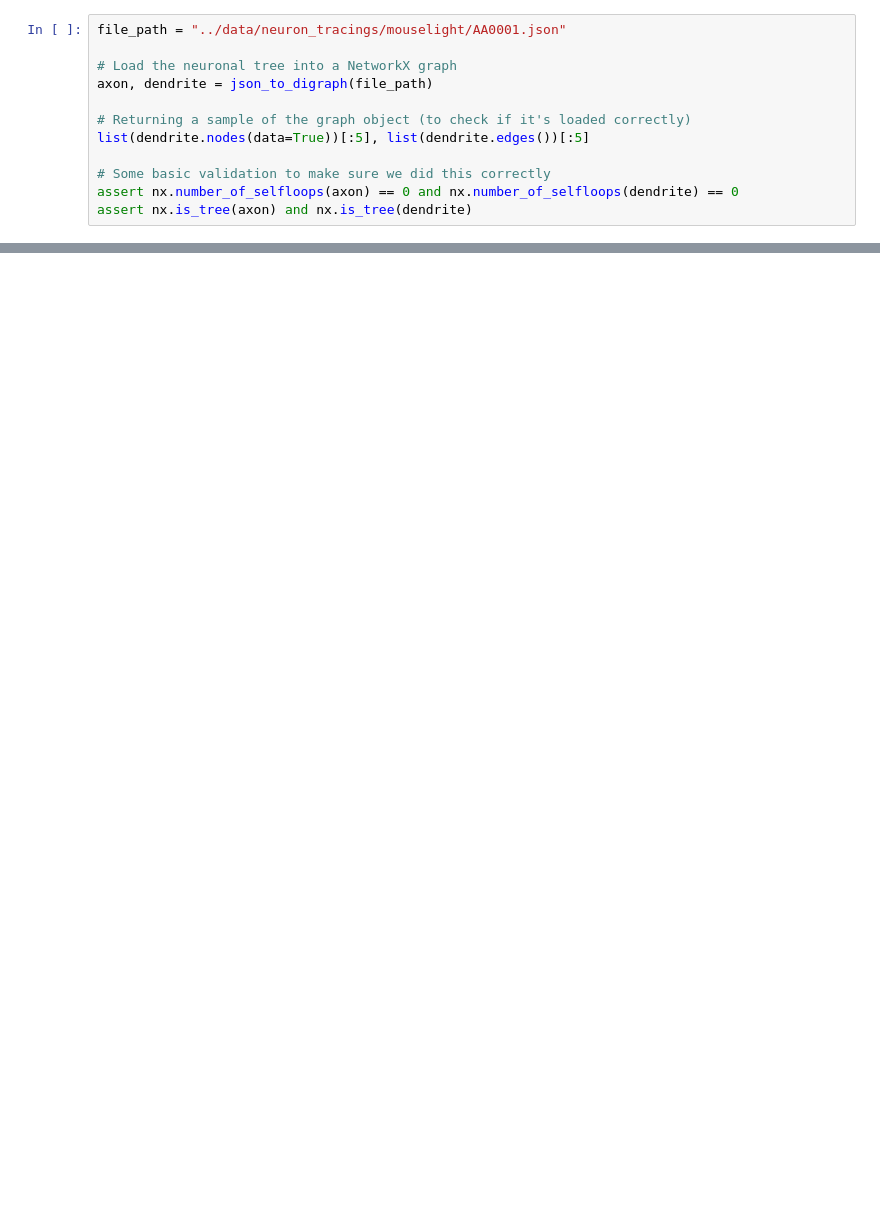
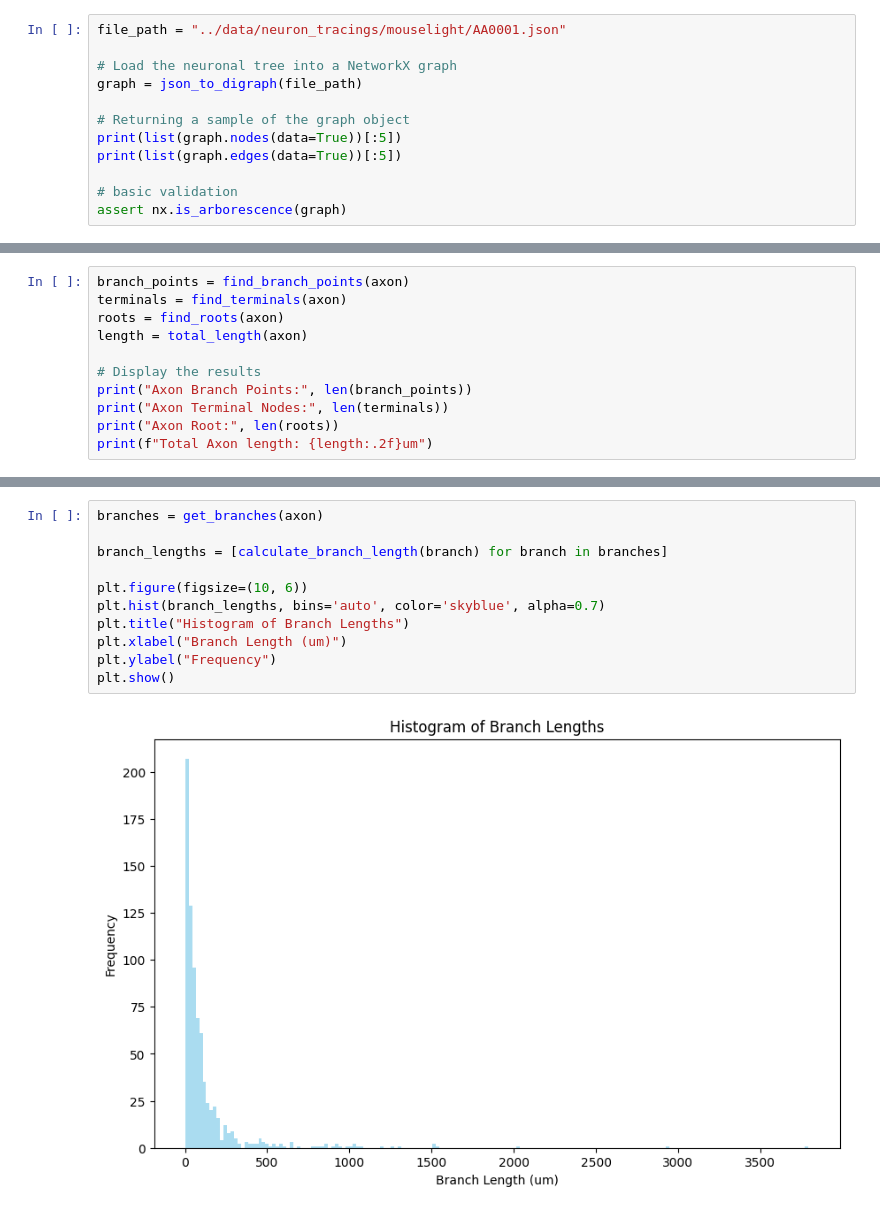
Before and after one commit to AllenNeuralDynamics/CNC-Exaspim-Workshop, a Jupyter notebook: code/networkx.ipynb, the cells around one changed output, grey strips where cells are left out. Drawn from its saved outputs; the diff is of its cells as text; blank space fills up the shorter version.

```diff
--- a/code/networkx.ipynb
+++ b/code/networkx.ipynb
@@ -46,11 +106,11 @@ def json_to_digraph(file_path):
 file_path = "../data/neuron_tracings/mouselight/AA0001.json"
 
 # Load the neuronal tree into a NetworkX graph
-axon, dendrite = json_to_digraph(file_path)
+graph = json_to_digraph(file_path)
 
-# Returning a sample of the graph object (to check if it's loaded correctly)
-list(dendrite.nodes(data=True))[:5], list(dendrite.edges())[:5]
+# Returning a sample of the graph object
+print(list(graph.nodes(data=True))[:5])
+print(list(graph.edges(data=True))[:5])
 
-# Some basic validation to make sure we did this correctly
-assert nx.number_of_selfloops(axon) == 0 and nx.number_of_selfloops(dendrite) == 0
-assert nx.is_tree(axon) and nx.is_tree(dendrite)
+# basic validation
+assert nx.is_arborescence(graph)
@@ -135,0 +293,11 @@ plt.show()
+# %%
+branch_points = find_branch_points(axon)
+terminals = find_terminals(axon)
+roots = find_roots(axon)
+length = total_length(axon)
+
+# Display the results
+print("Axon Branch Points:", len(branch_points))
+print("Axon Terminal Nodes:", len(terminals))
+print("Axon Root:", len(roots))
+print(f"Total Axon length: {length:.2f}um")
@@ -135,0 +372,13 @@ plt.show()
+# %%
+branches = get_branches(axon)
+
+branch_lengths = [calculate_branch_length(branch) for branch in branches]
+
+plt.figure(figsize=(10, 6))
+plt.hist(branch_lengths, bins='auto', color='skyblue', alpha=0.7)
+plt.title("Histogram of Branch Lengths")
+plt.xlabel("Branch Length (um)")
+plt.ylabel("Frequency")
+plt.show()
+# %% [output]
+[figure, added]
```
Also changed, not shown: parts of 24 cells of this notebook, 1 other file.
